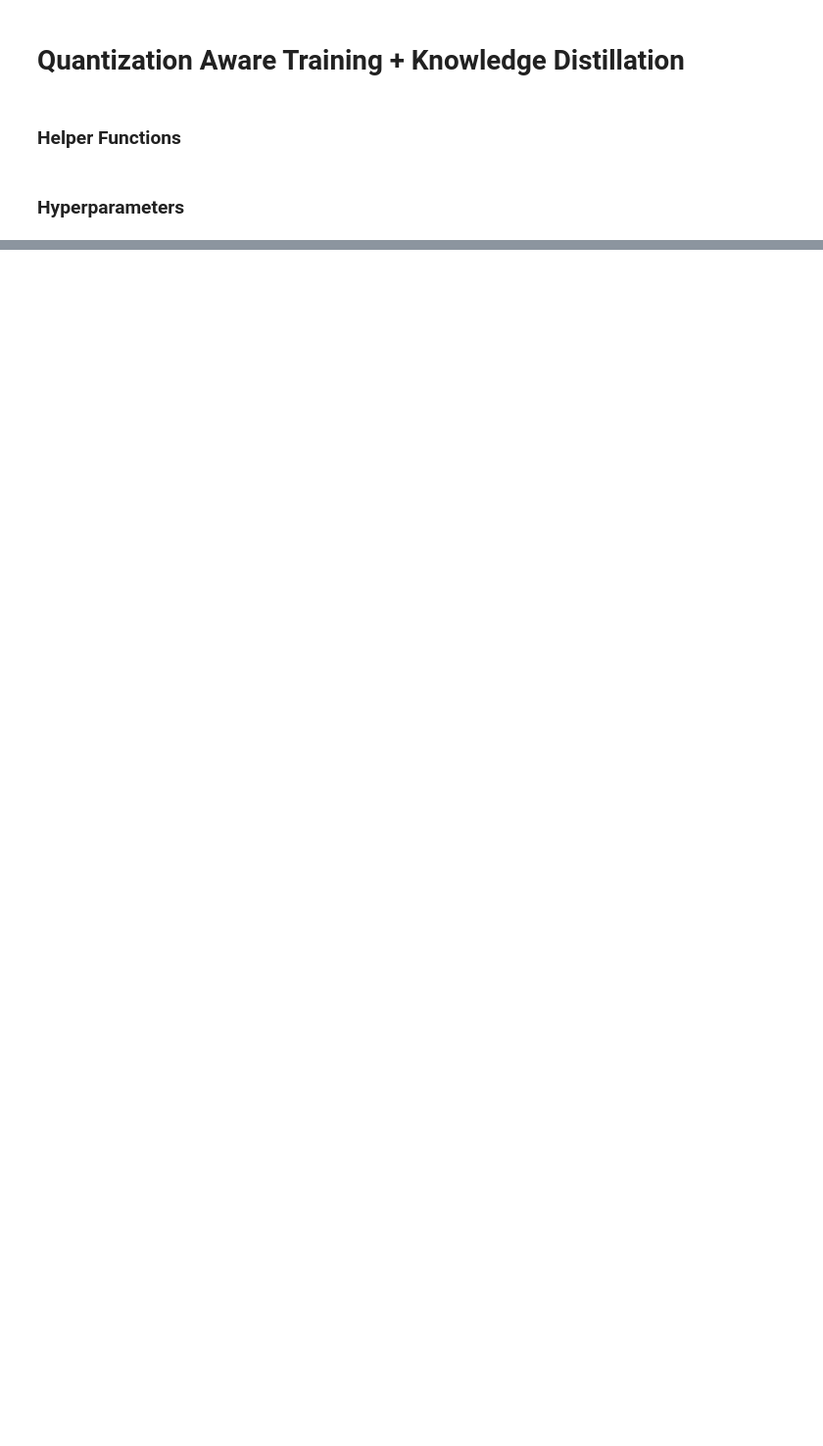
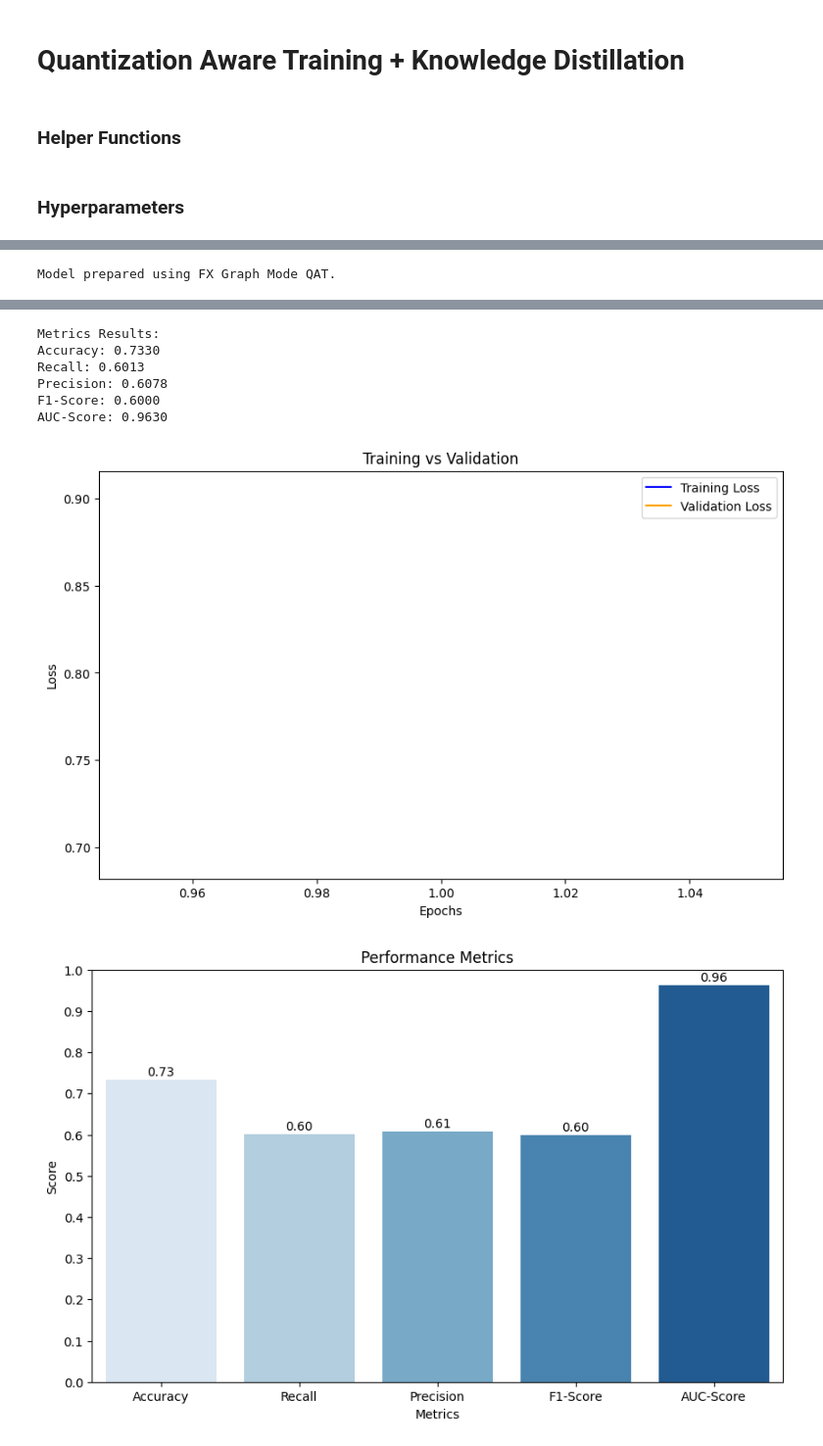
Before and after one commit to JeanSanchezFelix/Hierarchical-Selective-Orchid-Classification, a Jupyter notebook: QAT+KD.ipynb, the cells around one changed output, grey strips where cells are left out. Shown: that part at 98% size. Drawn from its saved outputs; the diff is of its cells as text; code cells hidden in the pictures; blank space fills up the shorter version.

```diff
--- a/QAT+KD.ipynb
+++ b/QAT+KD.ipynb
@@ -281,0 +315,44 @@ AssertionError:
+# %%
+dataset = "SkinCancer"
+batch_size = 32
+learning_rate = 0.001
+epochs = 1
+save_dir = f"models/{dataset}/Quantized"
+device = torch.device("cuda" if torch.cuda.is_available() else "cpu")
+teacher_model = "mobilenet_v2"
+student_model = "mobilenet_v2"
+args = {"callbacks": ["ModelCheckpoint", "EarlyStopping", "ReduceLROnPlateau"],
+        "save_dir": save_dir,
+        "model_name": student_model,
+        "save_name": "test"}
+CALLBACKS = list(process_callbacks(args).values())
+
+os.makedirs(save_dir, exist_ok=True)
+
+dataloaders = load_data(dataset=dataset, batch_size=batch_size)
+
+teacher_model_weights = 'models/SkinCancer/mobilenet_v2_best_model.pth'  # Update with your saved model weights
+
+criterion = "cross_entropy"
+optimizer = "adam"
+
+teacher, student = train_qat_kd(
+                                teacher_name=teacher_model,
+                                student_name=student_model,
+                                data_loaders=dataloaders,
+                                save_dir=save_dir,
+                                learning_rate=learning_rate,
+                                epochs=epochs,
+                                criterion = criterion,
+                                optimizer = optimizer,
+                                callbacks=CALLBACKS,
+                                teacher_model_weights=teacher_model_weights
+                            )
+
+# torch.save(student.state_dict(), os.path.join(save_dir, "quantized_model.pth"))
+
+# Evaluate teacher and student models.
+# teacher_metrics = test_inference(teacher, test_loader=dataloaders['test'], device=device)
+# student_metrics = test_inference(student, test_loader=dataloaders['test'], device=device, save_dir=save_dir)
+# %% [output]
+Model prepared using FX Graph Mode QAT.
@@ -281,0 +363,8 @@ AssertionError:
+Metrics Results:
+Accuracy: 0.7330
+Recall: 0.6013
+Precision: 0.6078
+F1-Score: 0.6000
+AUC-Score: 0.9630
+[figure, added]
+[figure, added]
```
Also changed, not shown: parts of 7 cells of this notebook, 4 other files.
